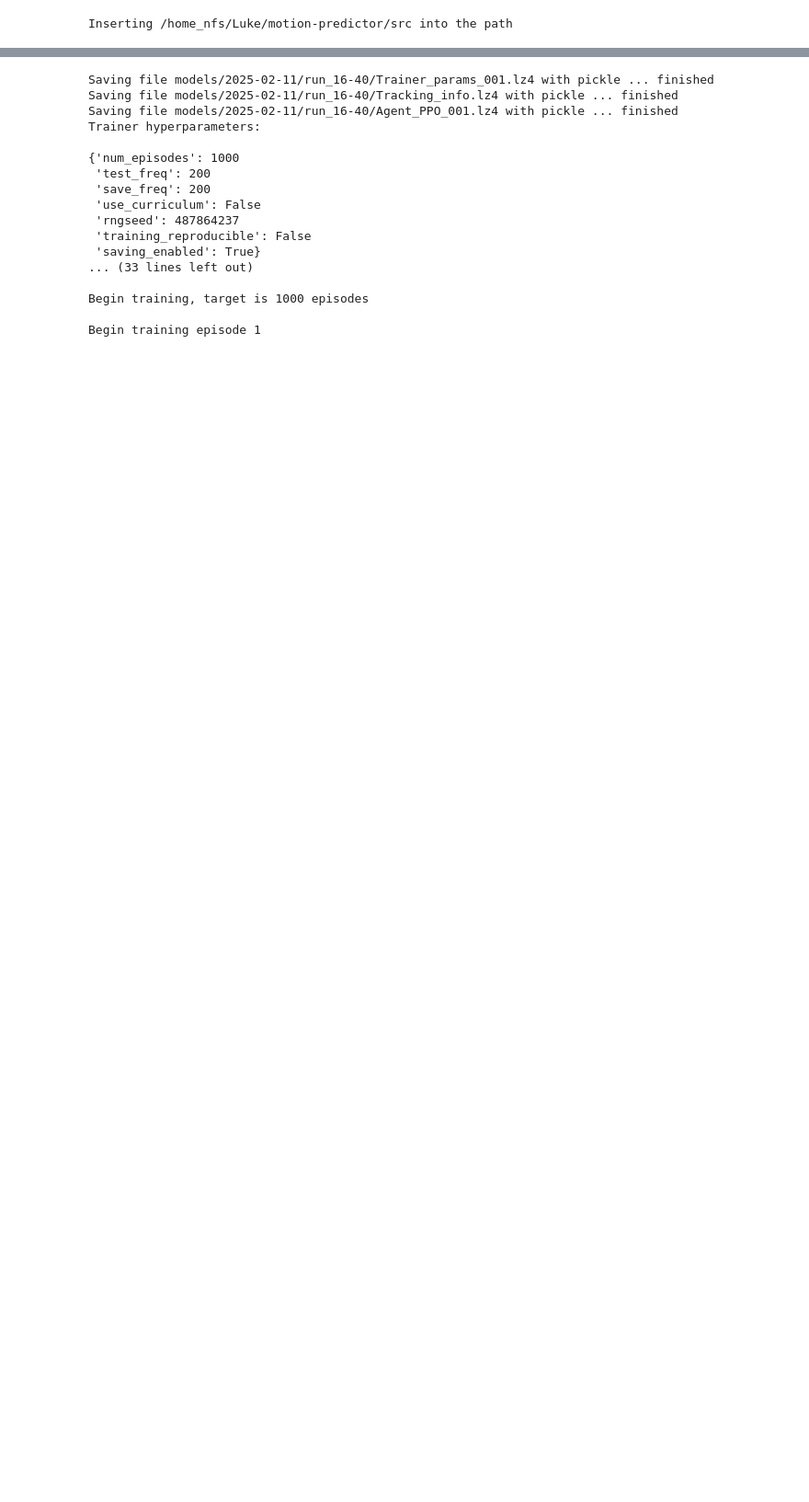
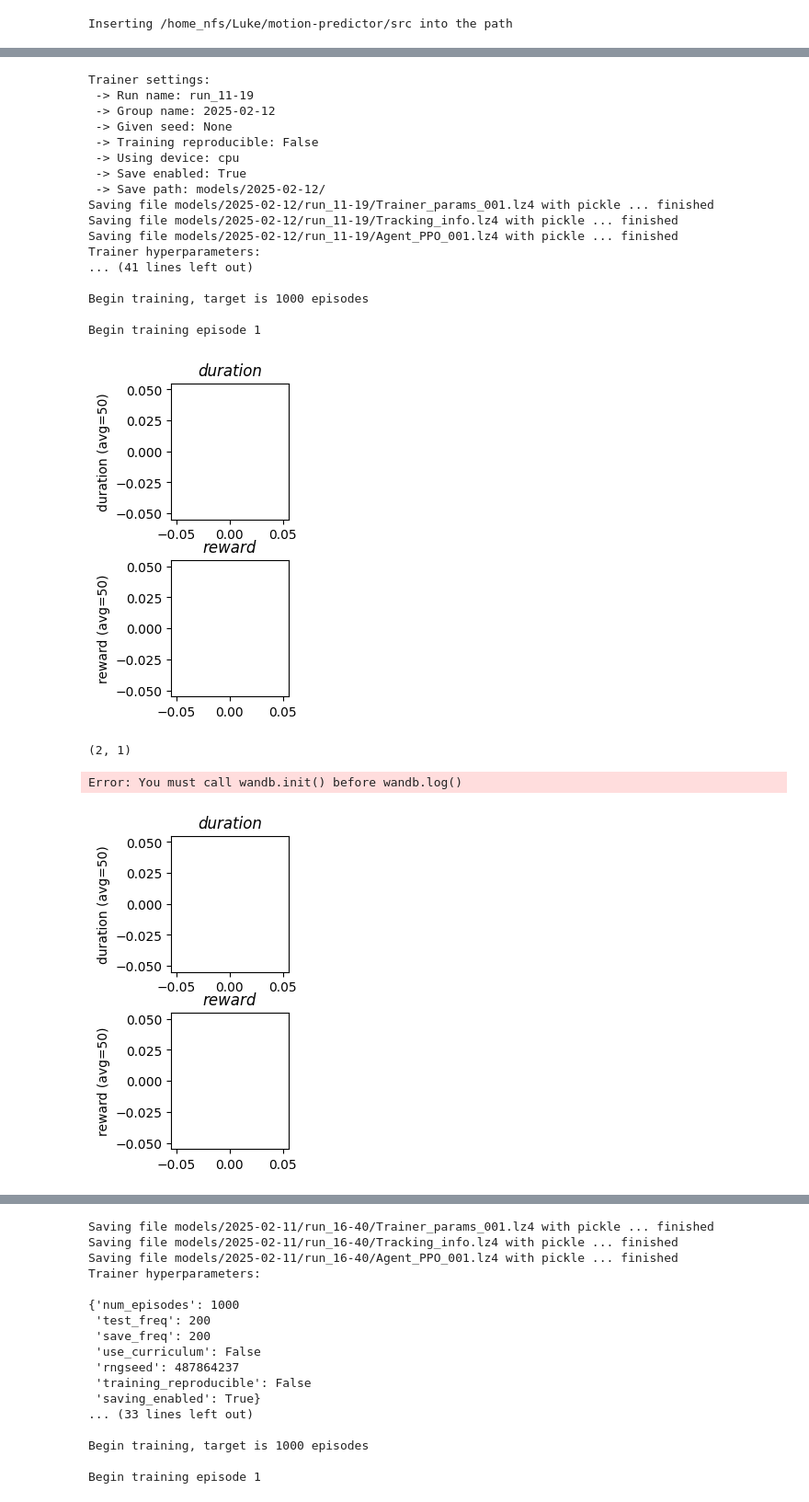
Before and after one commit to lukebeddow/motion-predictor, a Jupyter notebook: src/notebooks/run_trainer.ipynb, the cells around one changed output, grey strips where cells are left out. Shown at 92% size. Cells and saved outputs as stored; diff of their text form; code cells hidden in the pictures; blank space fills up the shorter version.

Commit message:
restructure configs and tidy launch code

```diff
--- a/src/notebooks/run_trainer.ipynb
+++ b/src/notebooks/run_trainer.ipynb
@@ -19,3 +19,13 @@ from trainers.base_trainer import Trainer
 from agents.policy_gradient import Agent_PPO, MLPActorCriticPG
 # %% [output]
 Inserting /home_nfs/Luke/motion-predictor/src into the path
+# %%
+# get the hydra configurations
+import hydra
+from omegaconf import OmegaConf
+
+# initialisation hydra and get the configuration
+with hydra.initialize(config_path="../../configs", version_base=None):
+  # get a specific configuration
+  cfg = hydra.compose(config_name="config", overrides=[])
+  print(OmegaConf.to_yaml(cfg))
@@ -21,0 +37,18 @@ Inserting /home_nfs/Luke/motion-predictor/src into the path
+# %%
+# create the environment from configuation settings
+env = hydra.utils.instantiate(cfg.env)
+
+# define the input and output sizes for the network
+cfg.model.network.obs_dim = env.obs_dim
+cfg.model.network.act_dim = env.act_dim
+
+# create the network from configuration settings
+network = hydra.utils.instantiate(cfg.model.network)
+
+# create the agent from configuration settings
+agent = hydra.utils.instantiate(cfg.model.agent)
+agent.init(network)
+
+# create the trainer from configuration settings
+logger = hydra.utils.instantiate(cfg.logger)
+trainer = hydra.utils.instantiate(cfg.trainer, agent=agent, env=env, logger=logger)
@@ -21,0 +88,3 @@ Inserting /home_nfs/Luke/motion-predictor/src into the path
+# %%
+agent = Agent_PPO(device="cpu", **cfg.model.algo)
+agent.init(network)
@@ -22,3 +99,32 @@ Inserting /home_nfs/Luke/motion-predictor/src into the path
+# %%
+# create the trainer
+trainer = Trainer(agent, env, num_episodes=1000, test_freq=100, save_freq=100,
+                  rngseed=None, log_level=1, device="cpu", render=False, plot=True,
+                  use_curriculum=False, episode_log_rate=50)
+
+trainer.train()
+# %% [output]
+Trainer settings:
+ -> Run name: run_11-19
+ -> Group name: 2025-02-12
+ -> Given seed: None
+ -> Training reproducible: False
+ -> Using device: cpu
+ -> Save enabled: True
+ -> Save path: models/2025-02-12/
+Saving file models/2025-02-12/run_11-19/Trainer_params_001.lz4 with pickle ... finished
+Saving file models/2025-02-12/run_11-19/Tracking_info.lz4 with pickle ... finished
+Saving file models/2025-02-12/run_11-19/Agent_PPO_001.lz4 with pickle ... finished
+Trainer hyperparameters:
+... (41 lines left out)
+
+Begin training, target is 1000 episodes
+
+Begin training episode 1
+[figure, added]
+(2, 1)
+Error: You must call wandb.init() before wandb.log()
+[figure, added]
 # %%
 device = "cpu"
 log_level = 1
```
Also changed, not shown: parts of 7 cells of this notebook, 22 other files.
